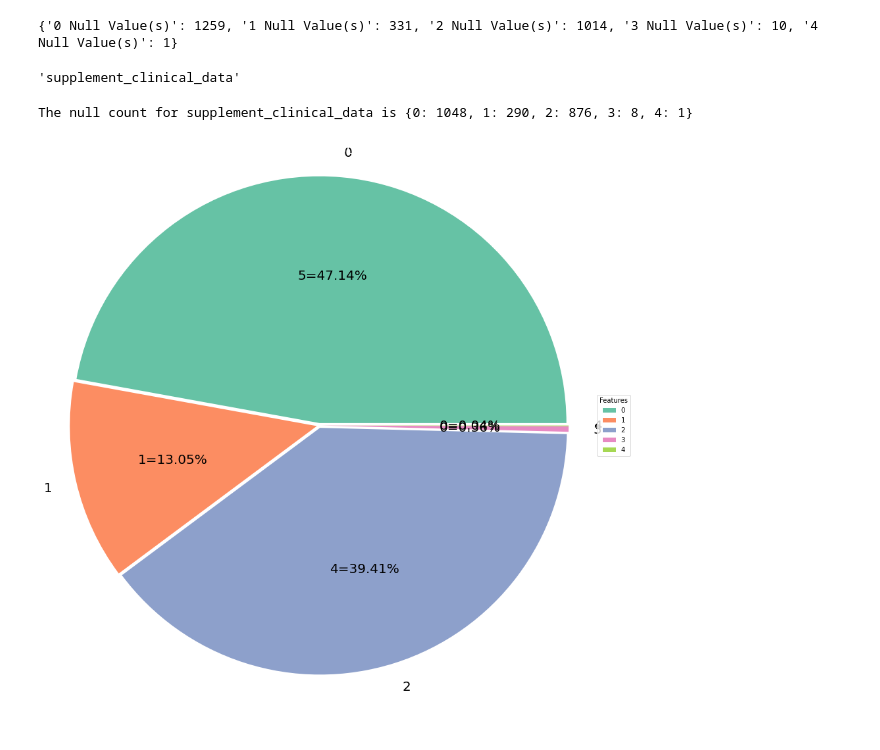
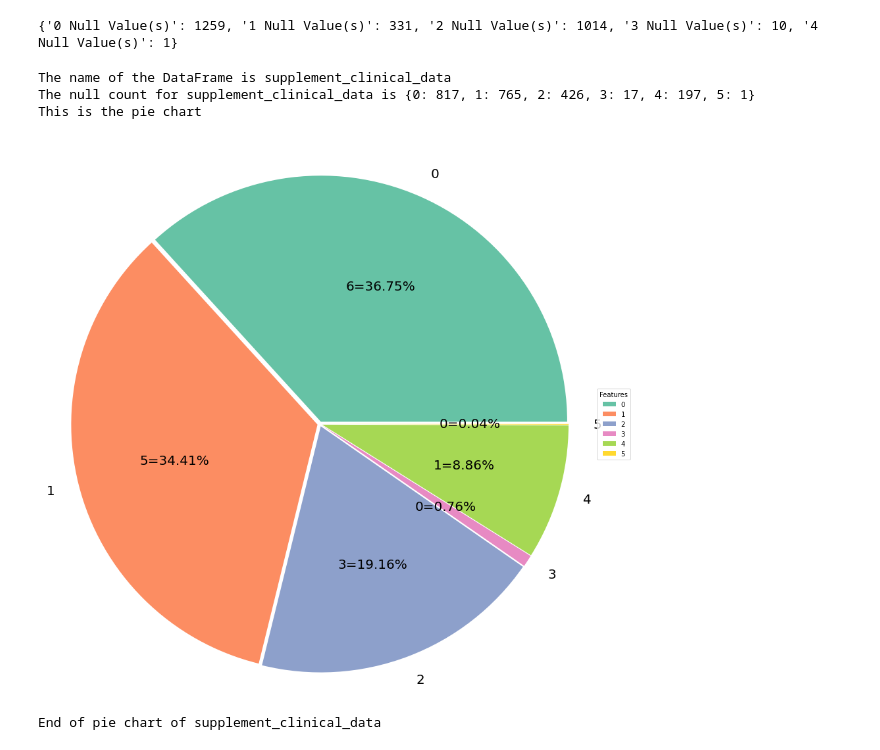
Before and after one commit to SiddhanthMateDEV/AMP--Parkinson-s-Disease-Progression-Prediction, a Jupyter notebook: amp-parkinsons-disease-progression-prediction/Main.ipynb, the cells around one changed output. Drawn from its saved outputs; the diff is of its cells as text; code cells hidden in the pictures.

```diff
--- a/amp-parkinsons-disease-progression-prediction/Main.ipynb
+++ b/amp-parkinsons-disease-progression-prediction/Main.ipynb
@@ -252,9 +282,8 @@ x=([var for var in globals() if globals()[var] is df][0])
-# %%
-x
-# %% [output]
-'supplement_clinical_data'
 # %%
-x=null_count_visuallisation(supplement_clinical_data)
+j,k =null_count_visuallisation(supplement_clinical_data)
 # %% [output]
-The null count for supplement_clinical_data is {0: 1048, 1: 290, 2: 876, 3: 8, 4: 1}
+The name of the DataFrame is supplement_clinical_data
+The null count for supplement_clinical_data is {0: 817, 1: 765, 2: 426, 3: 17, 4: 197, 5: 1}
+This is the pie chart
-[figure, old version]
+[figure, new version]
+End of pie chart of supplement_clinical_data
```
Also changed, not shown: parts of 5 cells of this notebook, 1 other file.
